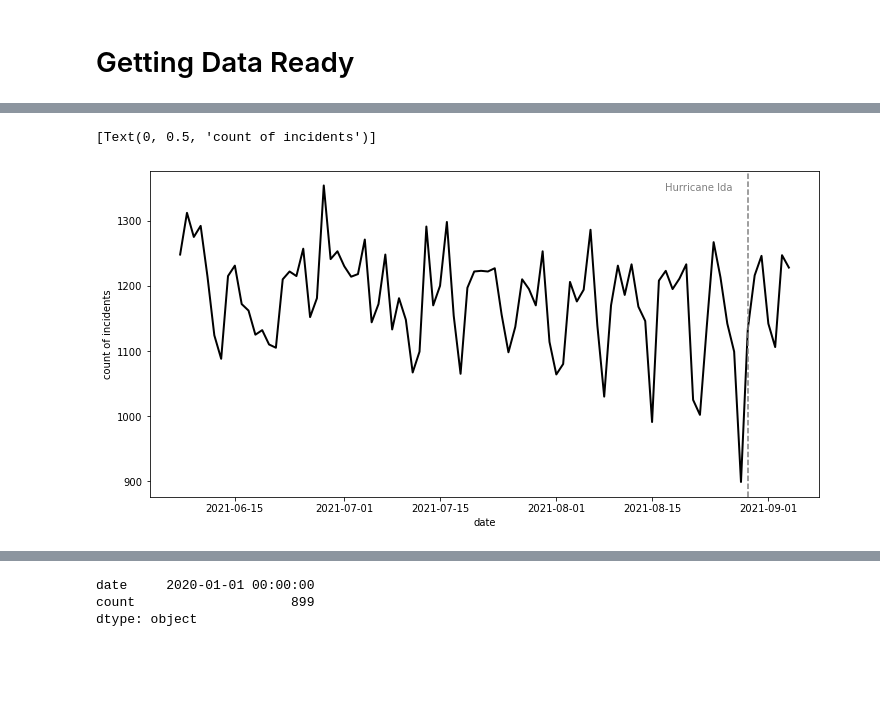
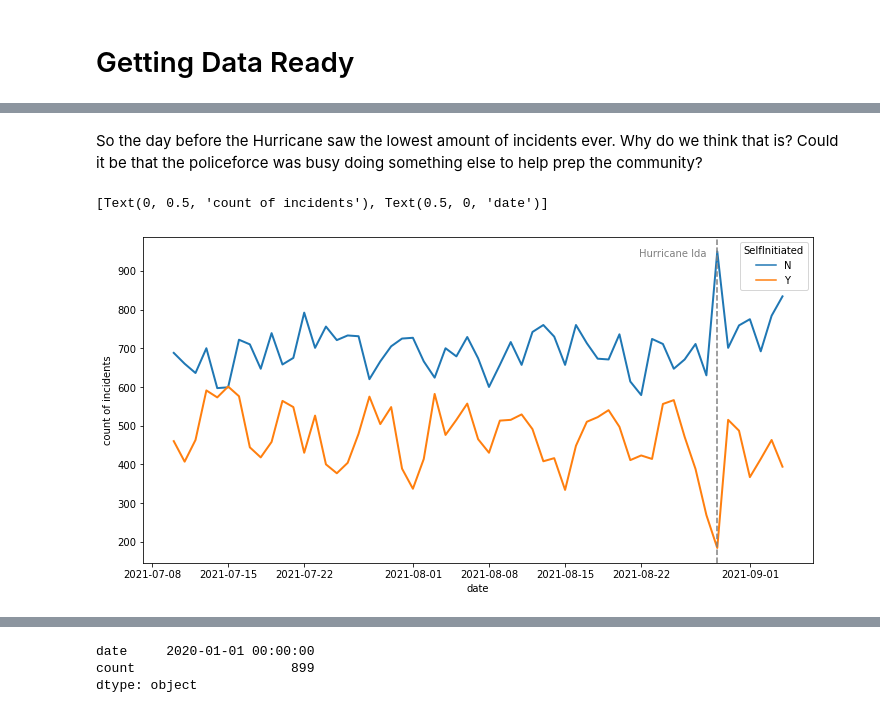
Before and after one commit to bmbejcek/nola, a Jupyter notebook: notebooks/3. Hurricane Ida Analysis.ipynb, the cells around one changed output, grey strips where cells are left out. Saved outputs shown, nothing was run; the diff lists cells and outputs as text; code cells hidden in the pictures; blank space fills up the shorter version.

```diff
--- a/notebooks/3. Hurricane Ida Analysis.ipynb
+++ b/notebooks/3. Hurricane Ida Analysis.ipynb
@@ -22,0 +35,18 @@ data = this_year.append(last_year).reset_index().drop('index',axis=1)
+# %%
+def get_latlon(s, lat=True):
+    '''
+    Helper Function to extract lat/lon from string
+    '''
+    try:
+        t = s.replace('(','').replace(')','').split(' ')
+        x = t[1]
+        y = t[2]
+        if(lat):
+            return(float(x))
+        else:
+            return(float(y))
+    except:
+        return(None)
+# %%
+data['lat'] = data.Location.apply(lambda x: get_latlon(x, True))
+data['lon'] = data.Location.apply(lambda x: get_latlon(x, False))
@@ -41,13 +138,16 @@ day_counts.columns = ['date', 'count']
+# %% [markdown]
+So the day before the Hurricane saw the lowest amount of incidents ever. Why do we think that is? Could it be that the policeforce was busy doing something else to help prep the community?
 # %%
+s = data[data.TimeCreate>='2021-07-10']
+types = s[['DateCreate', 'SelfInitiated', 'TimeClosed']].groupby(['DateCreate', 'SelfInitiated']).count().reset_index()
 fig,ax = plt.subplots(figsize = (12,6))
-sns.lineplot(x="date", y="count",
-             data=day_counts[-90:], color='black', linewidth=2)
+sns.lineplot(data=types, x="DateCreate", y="TimeClosed", hue="SelfInitiated", linewidth=2)
 ax.axvline(datetime.strptime('20210829','%Y%m%d'), color='grey', linestyle='--')
-ax.text(0.82, 0.95,'Hurricane Ida',
+ax.text(0.79, 0.95,'Hurricane Ida',
      horizontalalignment='center',
      verticalalignment='center',
      transform = ax.transAxes, color='grey')
-ax.set(ylabel='count of incidents',)
+ax.set(ylabel='count of incidents', xlabel='date')
 # %% [output]
-[Text(0, 0.5, 'count of incidents')]
+[Text(0, 0.5, 'count of incidents'), Text(0.5, 0, 'date')]
-[figure, old version]
+[figure, new version]
```
Also changed, not shown: parts of 30 cells of this notebook, 2 other files.
